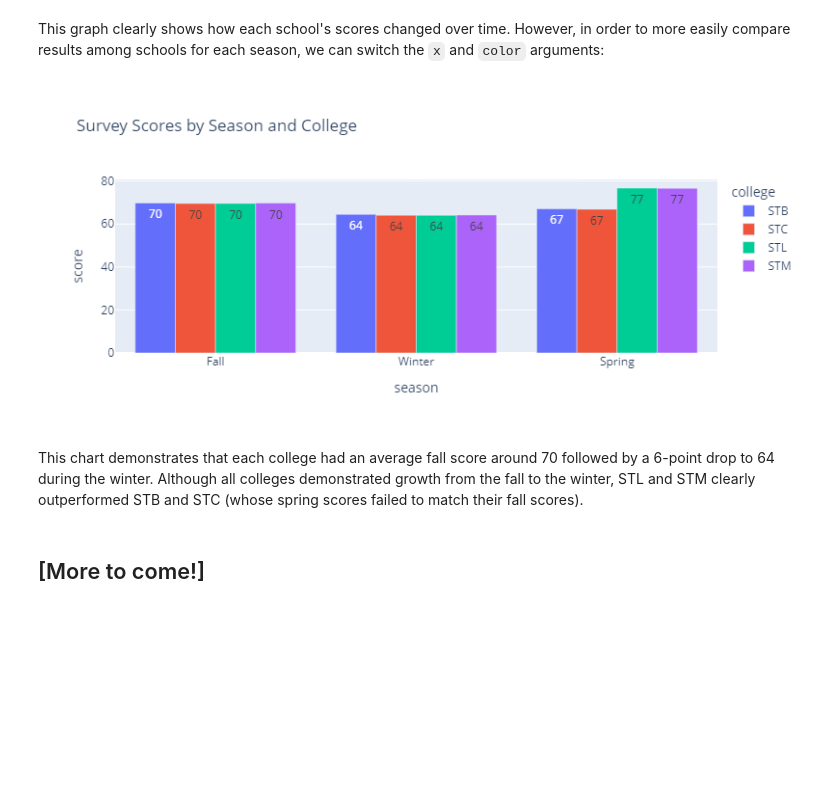
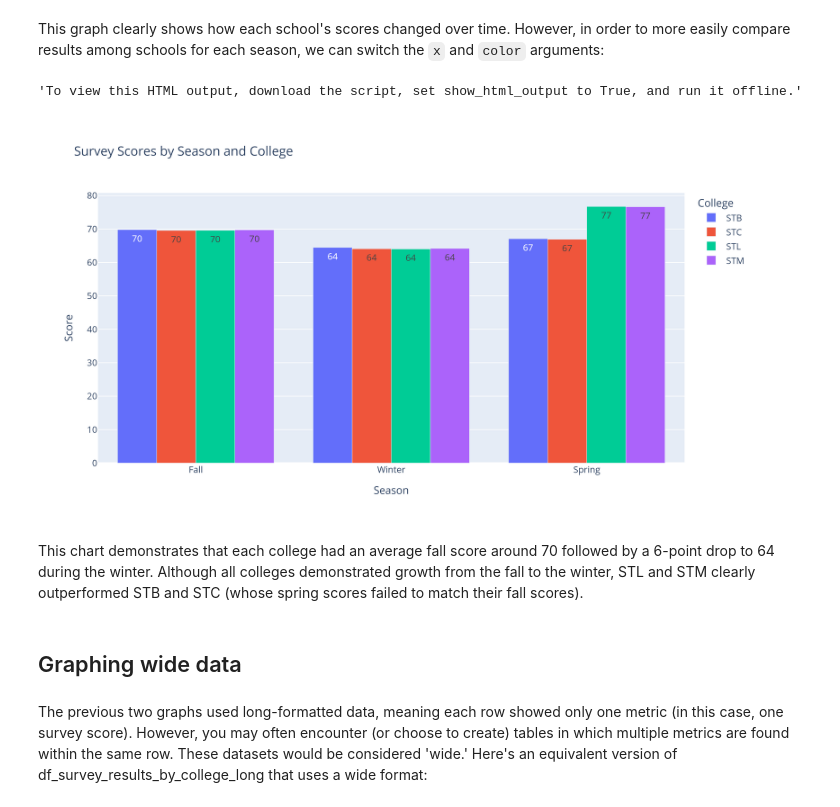
Before and after one commit to kburchfiel/pfn_2, a Jupyter notebook: Graphing/graphing.ipynb, the cells around one changed output. Cells and saved outputs as stored; diff of their text form; code cells hidden in the pictures; blank space fills up the shorter version.

```diff
--- a/Graphing/graphing.ipynb
+++ b/Graphing/graphing.ipynb
@@ -179,13 +216,22 @@ This graph clearly shows how each school's scores changed over time. However, in
 # %%
 fig_survey_results_by_season_and_college = px.bar(
     df_survey_results_by_college_long,
-    x = 'season', y = 'score',
+    x = 'Season', y = 'Score',
     title = 'Survey Scores by Season and College',
-      color = 'college', text_auto = '.0f', barmode = 'group')
-fig_survey_results_by_season_and_college
+      color = 'College', text_auto = '.0f', barmode = 'group')
+(fig_survey_results_by_season_and_college if show_html_output == True
+ else no_html_output_message)
 # %% [output]
-[figure, removed]
+'To view this HTML output, download the script, set show_html_output to True, and run it offline.'
+# %%
+write_html_and_image(fig_survey_results_by_season_and_college,
+                     'output/results_by_season_and_college',
+                     height = height, width = width, scale = scale)
+# %% [output]
+[figure, added]
 # %% [markdown]
 This chart demonstrates that each college had an average fall score around 70 followed by a 6-point drop to 64 during the winter. Although all colleges demonstrated growth from the fall to the winter, STL and STM clearly outperformed STB and STC (whose spring scores failed to match their fall scores).
-# %% [markdown]
-## [More to come!]
+# %% [markdown]
+## Graphing wide data
+# %% [markdown]
+The previous two graphs used long-formatted data, meaning each row showed only one metric (in this case, one survey score). However, you may often encounter (or choose to create) tables in which multiple metrics are found within the same row. These datasets would be considered 'wide.' Here's an equivalent version of df_survey_results_by_college_long that uses a wide format:
```
Also changed, not shown: parts of 32 cells of this notebook, 12 other files.
